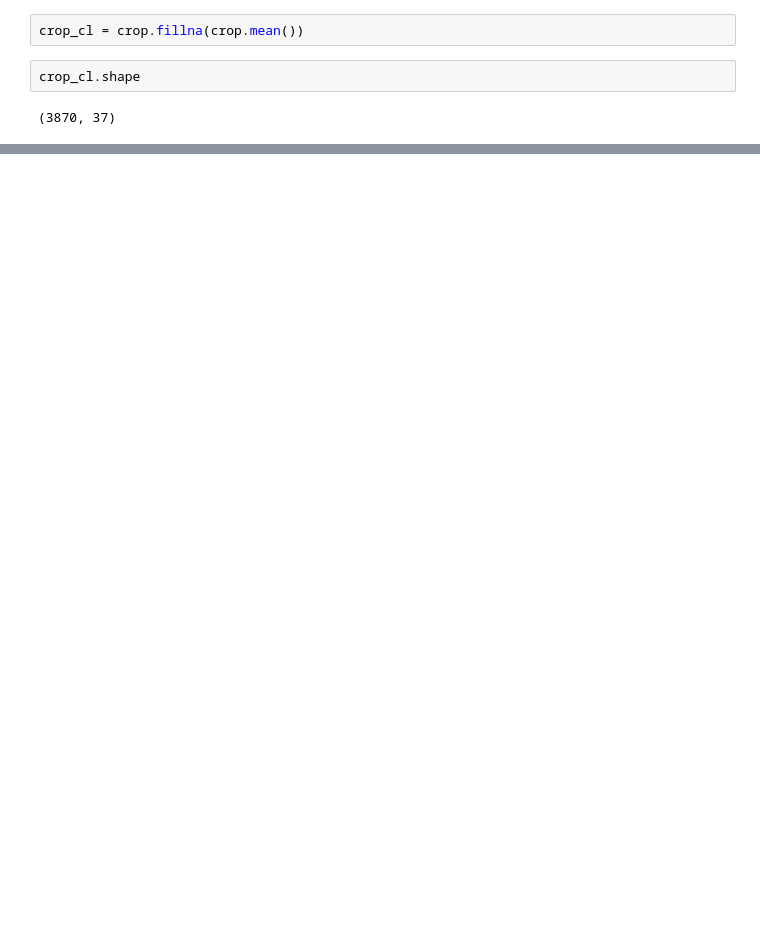
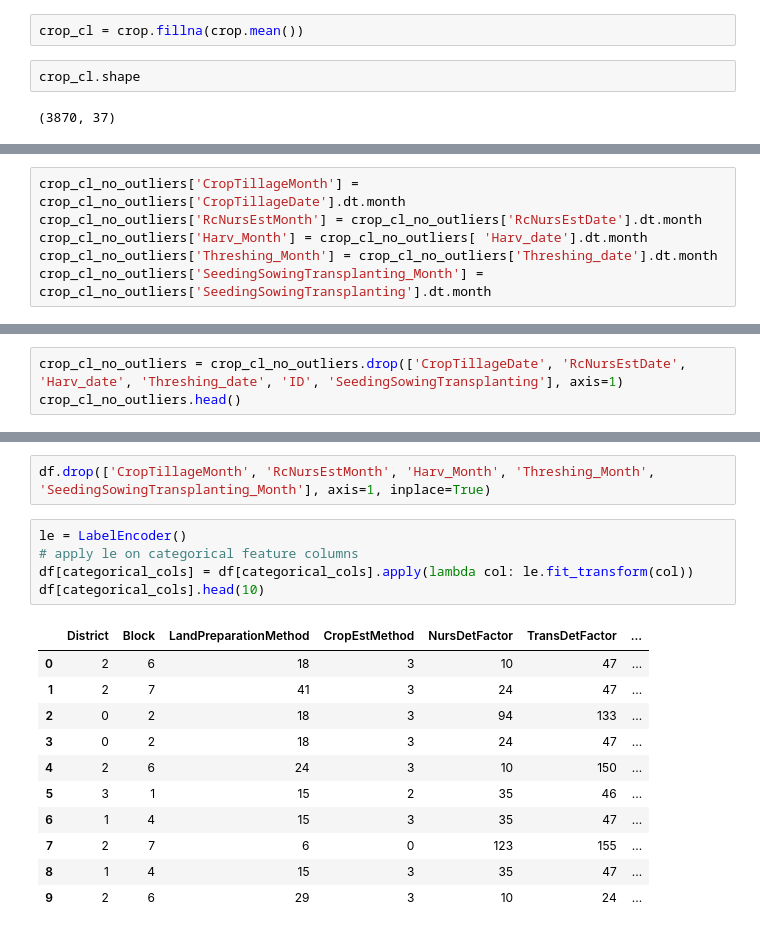
Before and after one commit to Joakimanochie/Univelcity_Capstone, a Jupyter notebook: Digital_Green_Crop_model/Green_Crop_model.ipynb, the cells around one changed output, grey strips where cells are left out. Drawn from its saved outputs; the diff is of its cells as text; blank space fills up the shorter version.

```diff
--- a/Digital_Green_Crop_model/Green_Crop_model.ipynb
+++ b/Digital_Green_Crop_model/Green_Crop_model.ipynb
@@ -251,0 +384,6 @@ pyplot.show()
+# %%
+crop_cl_no_outliers['CropTillageMonth'] = crop_cl_no_outliers['CropTillageDate'].dt.month
+crop_cl_no_outliers['RcNursEstMonth'] = crop_cl_no_outliers['RcNursEstDate'].dt.month
+crop_cl_no_outliers['Harv_Month'] = crop_cl_no_outliers[ 'Harv_date'].dt.month
+crop_cl_no_outliers['Threshing_Month'] = crop_cl_no_outliers['Threshing_date'].dt.month
+crop_cl_no_outliers['SeedingSowingTransplanting_Month'] = crop_cl_no_outliers['SeedingSowingTransplanting'].dt.month
@@ -251,0 +408,3 @@ pyplot.show()
+# %%
+crop_cl_no_outliers = crop_cl_no_outliers.drop(['CropTillageDate', 'RcNursEstDate', 'Harv_date', 'Threshing_date', 'ID', 'SeedingSowingTransplanting'], axis=1)
+crop_cl_no_outliers.head()
@@ -251,0 +454,19 @@ pyplot.show()
+# %%
+df.drop(['CropTillageMonth', 'RcNursEstMonth', 'Harv_Month', 'Threshing_Month', 'SeedingSowingTransplanting_Month'], axis=1, inplace=True)
+# %%
+le = LabelEncoder()
+# apply le on categorical feature columns
+df[categorical_cols] = df[categorical_cols].apply(lambda col: le.fit_transform(col))
+df[categorical_cols].head(10)
+# %% [output]
+|  | District | Block | LandPreparationMethod | CropEstMethod | NursDetFactor | TransDetFactor | ... |
+| 0 | 2 | 6 | 18 | 3 | 10 | 47 | ... |
+| 1 | 2 | 7 | 41 | 3 | 24 | 47 | ... |
+| 2 | 0 | 2 | 18 | 3 | 94 | 133 | ... |
+| 3 | 0 | 2 | 18 | 3 | 24 | 47 | ... |
+| 4 | 2 | 6 | 24 | 3 | 10 | 150 | ... |
+| 5 | 3 | 1 | 15 | 2 | 35 | 46 | ... |
+| 6 | 1 | 4 | 15 | 3 | 35 | 47 | ... |
+| 7 | 2 | 7 | 6 | 0 | 123 | 155 | ... |
+| 8 | 1 | 4 | 15 | 3 | 35 | 47 | ... |
+| 9 | 2 | 6 | 29 | 3 | 10 | 24 | ... |
```
Also changed, not shown: parts of 26 cells of this notebook, 1 other file.
